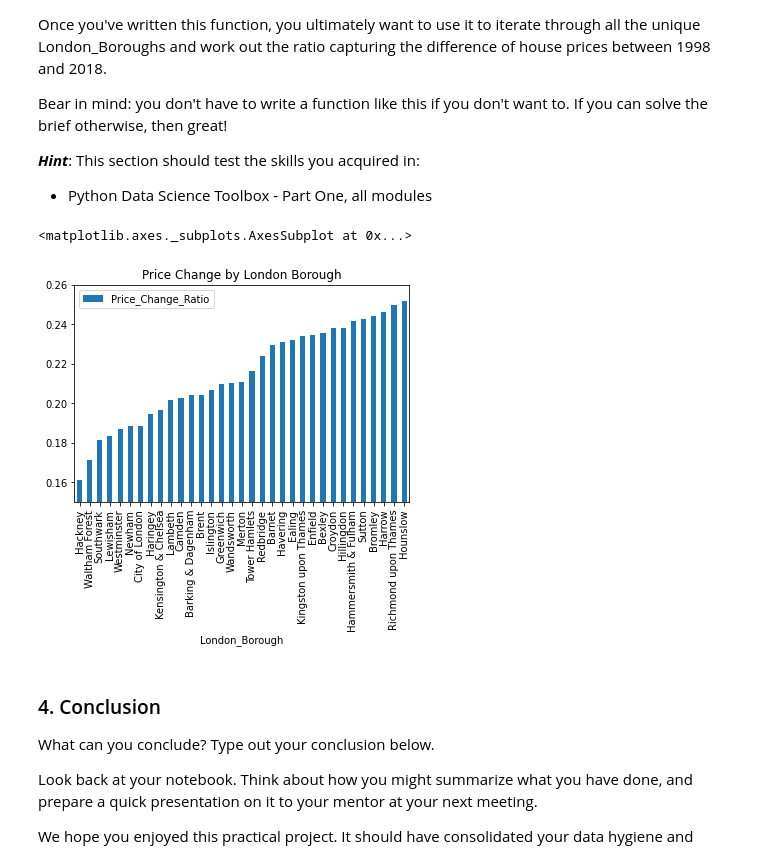
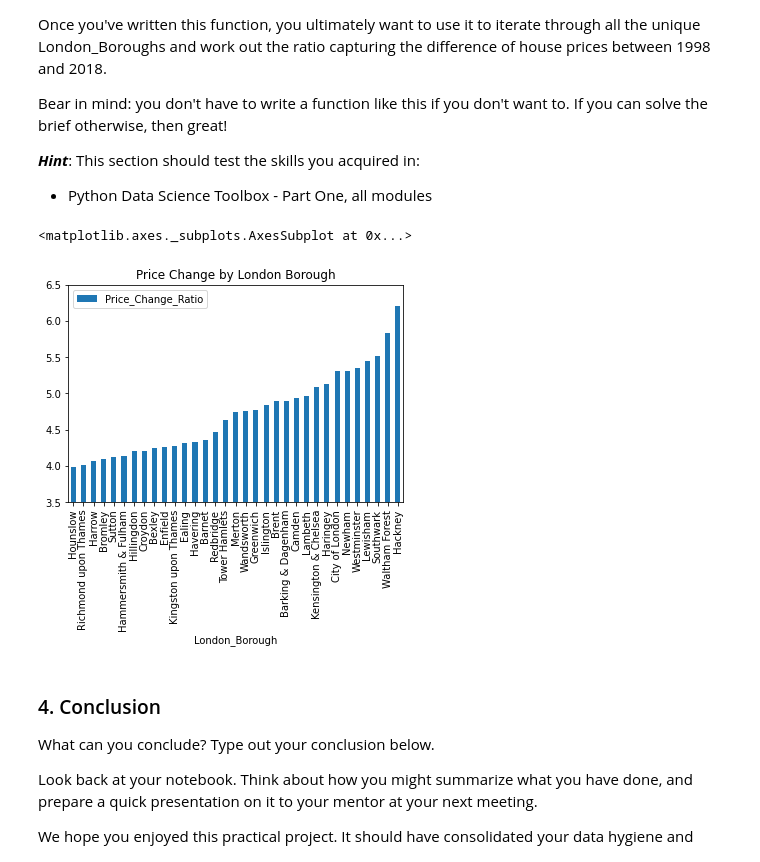
Before and after one commit to vanand102/Springboard, a Jupyter notebook: Unit_4_Challenge_Tier_3.ipynb, the cells around one changed output. Drawn from its saved outputs; the diff is of its cells as text; code cells hidden in the pictures.

```diff
--- a/Unit_4_Challenge_Tier_3.ipynb
+++ b/Unit_4_Challenge_Tier_3.ipynb
@@ -265,28 +265,28 @@ Bear in mind: you don't have to write a function like this if you don't want to.
 # %%
 borough_price_ratio = {}
 
 def create_price_ratio(Borough):
   Old_Price = dfg[(dfg['London_Borough'] == Borough) & (dfg['Year'] == 1998)]['Average_Price'].tolist()
   New_Price = dfg[(dfg['London_Borough'] == Borough) & (dfg['Year'] == 2018)]['Average_Price'].tolist()
-  ratio = (Old_Price[0]/New_Price[0])
+  ratio = (New_Price[0]/Old_Price[0])
   borough_price_ratio [Borough] = ratio
 
 unique_boroughs = dfg['London_Borough'].unique()
 
 for Borough in unique_boroughs:
   create_price_ratio(Borough)
 
 Price_Ratio = pd.DataFrame(borough_price_ratio,index=[0])
 
 Price_Ratio_T = Price_Ratio.T
 Price_Ratio_T = Price_Ratio_T.reset_index()
 Price_Ratio_T.rename(columns={'index':'London_Borough', 0:'Price_Change_Ratio'}, inplace=True)
 Price_Ratio_T = Price_Ratio_T.sort_values('Price_Change_Ratio')
 
-Price_Ratio_T.plot(x = 'London_Borough', y = 'Price_Change_Ratio', ylim = (.15,.26),rot=90, kind = 'bar',title = 'Price Change by London Borough')
+Price_Ratio_T.plot(x = 'London_Borough', y = 'Price_Change_Ratio', rot=90, ylim = (3.5,6.5),kind = 'bar',title = 'Price Change by London Borough')
 # %% [output]
 <matplotlib.axes._subplots.AxesSubplot at 0x...>
-[figure, old version]
+[figure, new version]
 # %% [markdown]
 ### 4. Conclusion
 What can you conclude? Type out your conclusion below.
```
